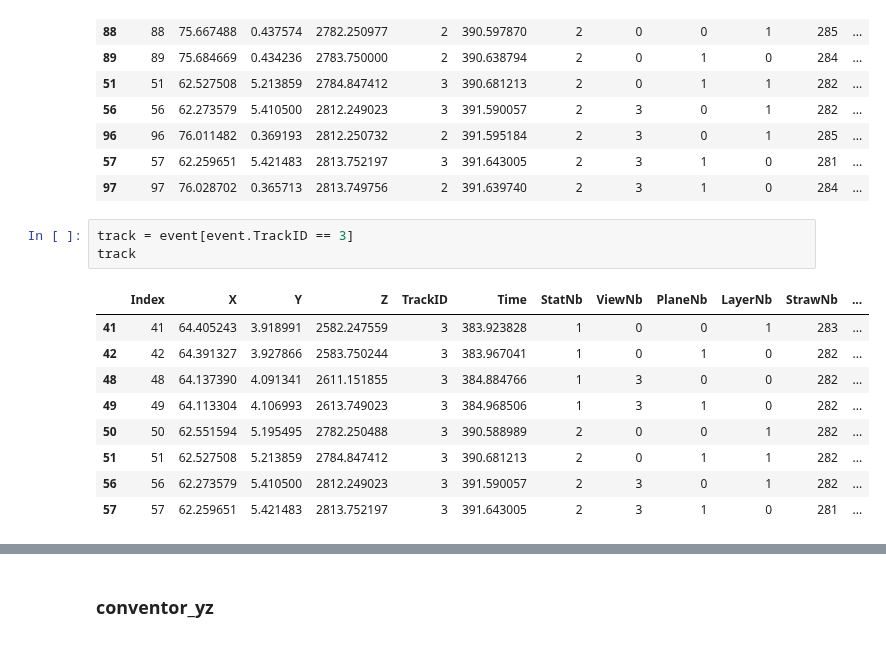
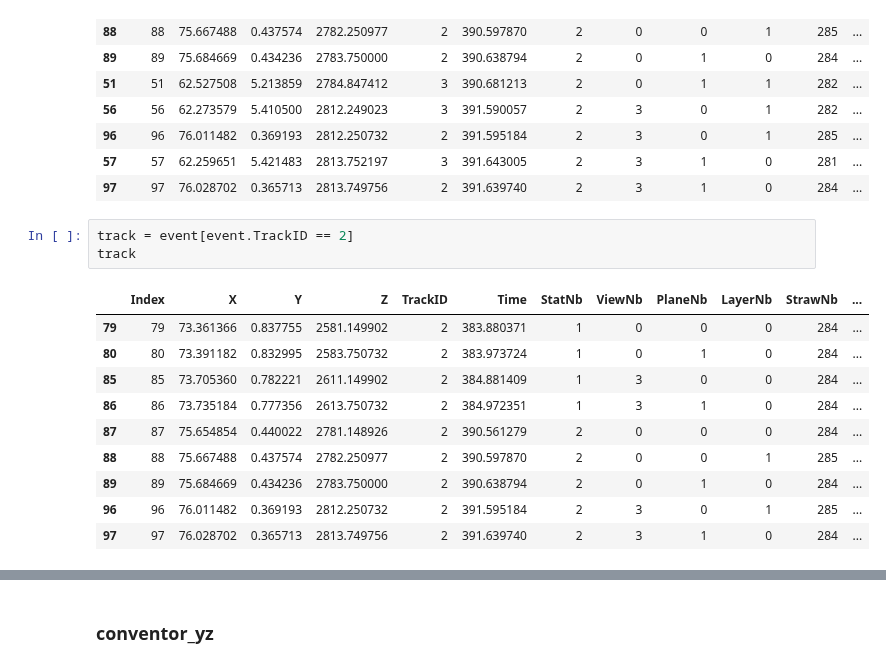
Before and after one commit to yandexdataschool/ship_tracks_recognition, a Jupyter notebook: base.ipynb, the cells around one changed output, grey strips where cells are left out. Cells and saved outputs as stored; diff of their text form.

```diff
--- a/base.ipynb
+++ b/base.ipynb
@@ -48,18 +48,19 @@ event
 | 57 | 57 | 62.259651 | 5.421483 | 2813.752197 | 3 | 391.643005 | 2 | 3 | 1 | 0 | 281 | ... |
 | 97 | 97 | 76.028702 | 0.365713 | 2813.749756 | 2 | 391.639740 | 2 | 3 | 1 | 0 | 284 | ... |
 # %%
-track = event[event.TrackID == 3]
+track = event[event.TrackID == 2]
 track
 # %% [output]
 |  | Index | X | Y | Z | TrackID | Time | StatNb | ViewNb | PlaneNb | LayerNb | StrawNb | ... |
-| 41 | 41 | 64.405243 | 3.918991 | 2582.247559 | 3 | 383.923828 | 1 | 0 | 0 | 1 | 283 | ... |
-| 42 | 42 | 64.391327 | 3.927866 | 2583.750244 | 3 | 383.967041 | 1 | 0 | 1 | 0 | 282 | ... |
-| 48 | 48 | 64.137390 | 4.091341 | 2611.151855 | 3 | 384.884766 | 1 | 3 | 0 | 0 | 282 | ... |
-| 49 | 49 | 64.113304 | 4.106993 | 2613.749023 | 3 | 384.968506 | 1 | 3 | 1 | 0 | 282 | ... |
-| 50 | 50 | 62.551594 | 5.195495 | 2782.250488 | 3 | 390.588989 | 2 | 0 | 0 | 1 | 282 | ... |
-| 51 | 51 | 62.527508 | 5.213859 | 2784.847412 | 3 | 390.681213 | 2 | 0 | 1 | 1 | 282 | ... |
-| 56 | 56 | 62.273579 | 5.410500 | 2812.249023 | 3 | 391.590057 | 2 | 3 | 0 | 1 | 282 | ... |
-| 57 | 57 | 62.259651 | 5.421483 | 2813.752197 | 3 | 391.643005 | 2 | 3 | 1 | 0 | 281 | ... |
+| 79 | 79 | 73.361366 | 0.837755 | 2581.149902 | 2 | 383.880371 | 1 | 0 | 0 | 0 | 284 | ... |
+| 80 | 80 | 73.391182 | 0.832995 | 2583.750732 | 2 | 383.973724 | 1 | 0 | 1 | 0 | 284 | ... |
+| 85 | 85 | 73.705360 | 0.782221 | 2611.149902 | 2 | 384.881409 | 1 | 3 | 0 | 0 | 284 | ... |
+| 86 | 86 | 73.735184 | 0.777356 | 2613.750732 | 2 | 384.972351 | 1 | 3 | 1 | 0 | 284 | ... |
+| 87 | 87 | 75.654854 | 0.440022 | 2781.148926 | 2 | 390.561279 | 2 | 0 | 0 | 0 | 284 | ... |
+| 88 | 88 | 75.667488 | 0.437574 | 2782.250977 | 2 | 390.597870 | 2 | 0 | 0 | 1 | 285 | ... |
+| 89 | 89 | 75.684669 | 0.434236 | 2783.750000 | 2 | 390.638794 | 2 | 0 | 1 | 0 | 284 | ... |
+| 96 | 96 | 76.011482 | 0.369193 | 2812.250732 | 2 | 391.595184 | 2 | 3 | 0 | 1 | 285 | ... |
+| 97 | 97 | 76.028702 | 0.365713 | 2813.749756 | 2 | 391.639740 | 2 | 3 | 1 | 0 | 284 | ... |
 # %%
 fig = plt.figure(figsize=(15,10))
 ax = fig.add_subplot(1, 1, 1)
```
Also changed, not shown: parts of 51 cells of this notebook.
